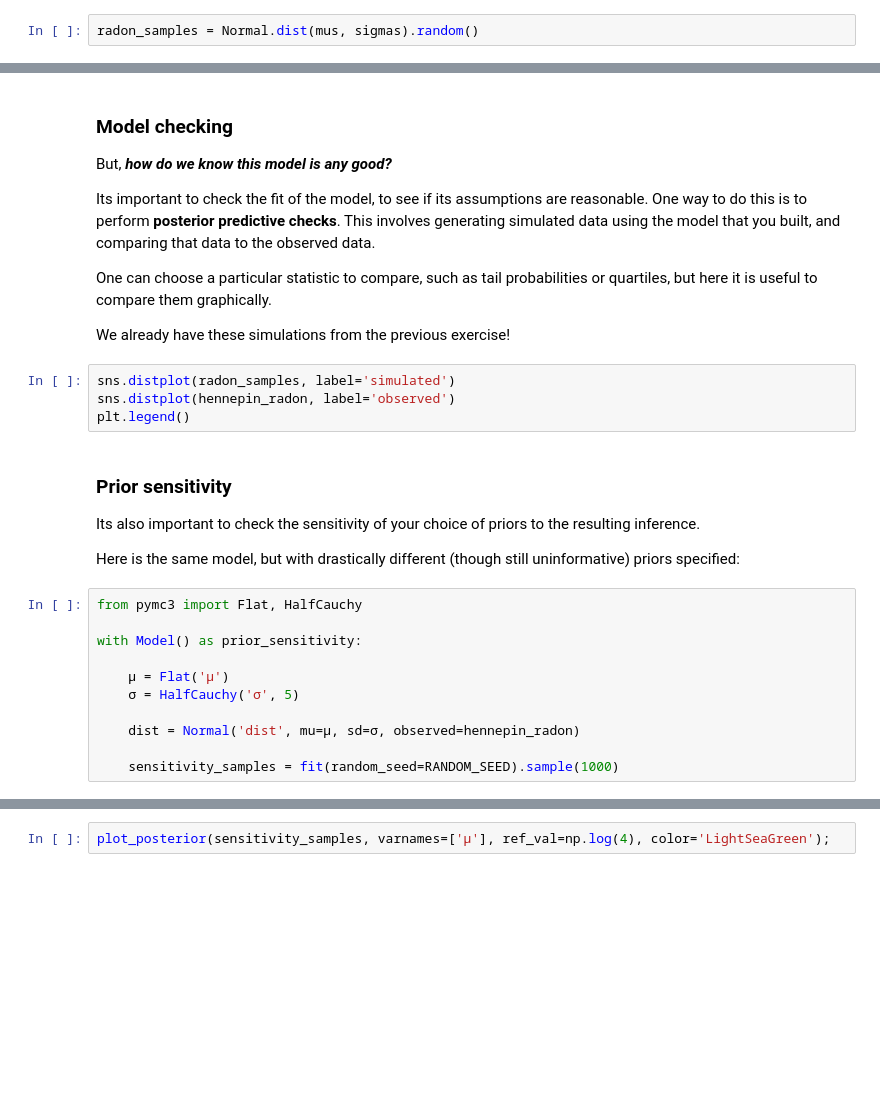
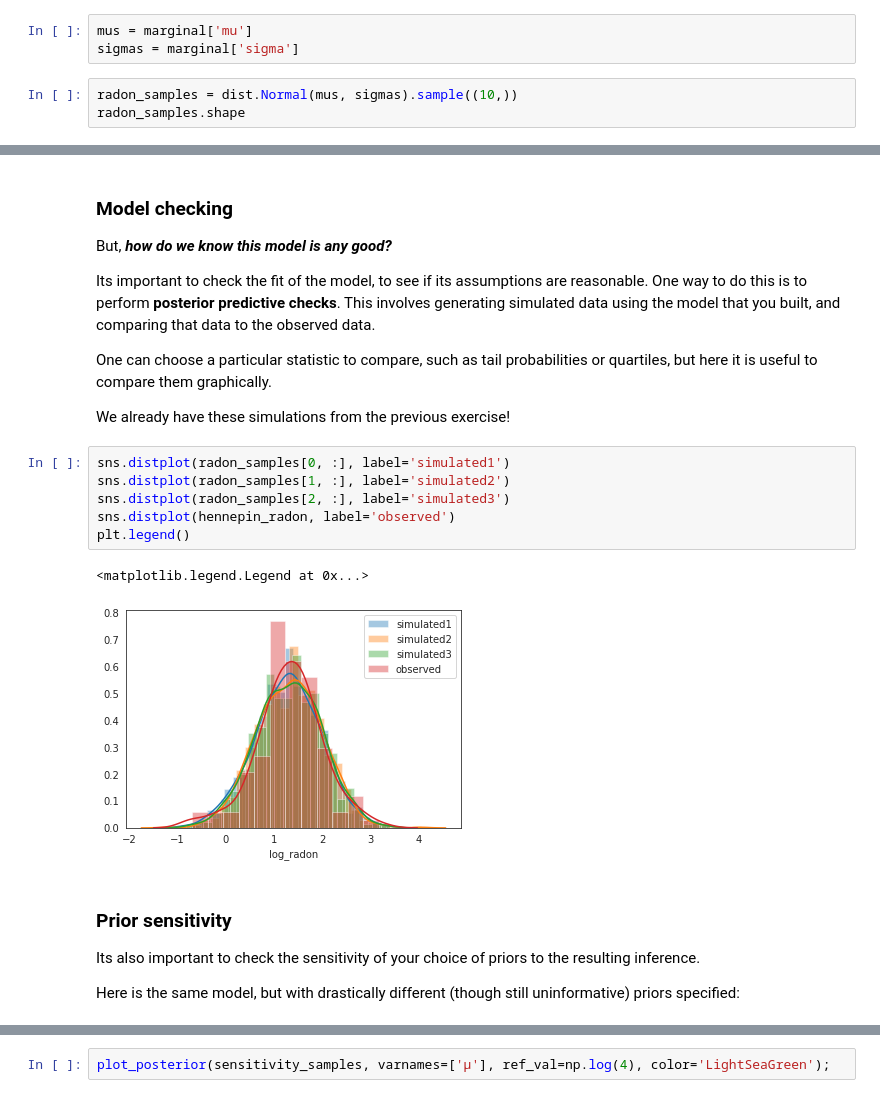
Before and after one commit to rashed091/Stochastic-Optimization, a Jupyter notebook: bayesian_hackers/Chapter 01 - Bayesian Inference.ipynb, the cells around one changed output, grey strips where cells are left out. Drawn from its saved outputs; the diff is of its cells as text; blank space fills up the shorter version.

```diff
--- a/bayesian_hackers/Chapter 01 - Bayesian Inference.ipynb
+++ b/bayesian_hackers/Chapter 01 - Bayesian Inference.ipynb
@@ -403,2 +406,6 @@ sigmas = samples['σ']
+# %%
+mus = marginal['mu']
+sigmas = marginal['sigma']
 # %%
-radon_samples = Normal.dist(mus, sigmas).random()
+radon_samples = dist.Normal(mus, sigmas).sample((10,))
+radon_samples.shape
@@ -417,23 +428,17 @@ One can choose a particular statistic to compare, such as tail probabilities or
 
 We already have these simulations from the previous exercise!
 # %%
-sns.distplot(radon_samples, label='simulated')
+sns.distplot(radon_samples[0, :], label='simulated1')
+sns.distplot(radon_samples[1, :], label='simulated2')
+sns.distplot(radon_samples[2, :], label='simulated3')
 sns.distplot(hennepin_radon, label='observed')
 plt.legend()
+# %% [output]
+<matplotlib.legend.Legend at 0x...>
+[figure, added]
 # %% [markdown]
 ### Prior sensitivity
 
 Its also important to check the sensitivity of your choice of priors to the resulting inference.
 
 Here is the same model, but with drastically different (though still uninformative) priors specified:
-# %%
-from pymc3 import Flat, HalfCauchy
-
-with Model() as prior_sensitivity:
-
-    μ = Flat('μ')
-    σ = HalfCauchy('σ', 5)
-
-    dist = Normal('dist', mu=μ, sd=σ, observed=hennepin_radon)
-
-    sensitivity_samples = fit(random_seed=RANDOM_SEED).sample(1000)
```
Also changed, not shown: parts of 22 cells of this notebook, 2 other files.
